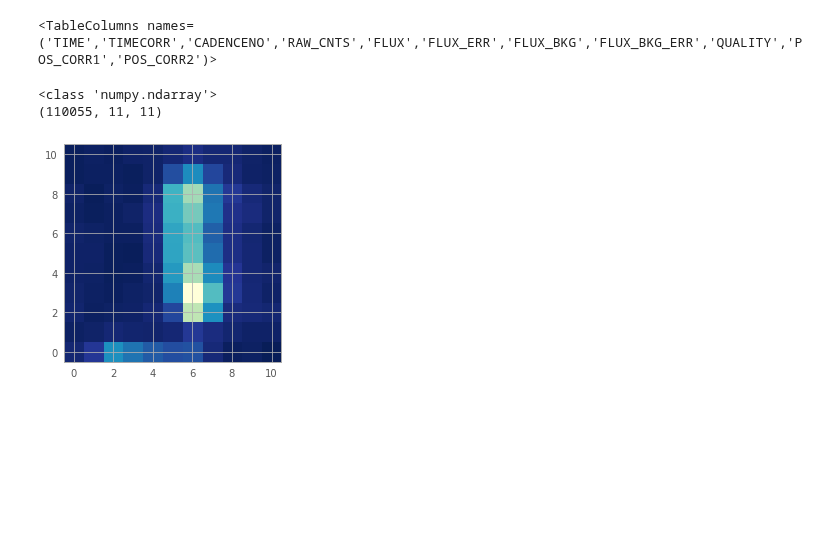
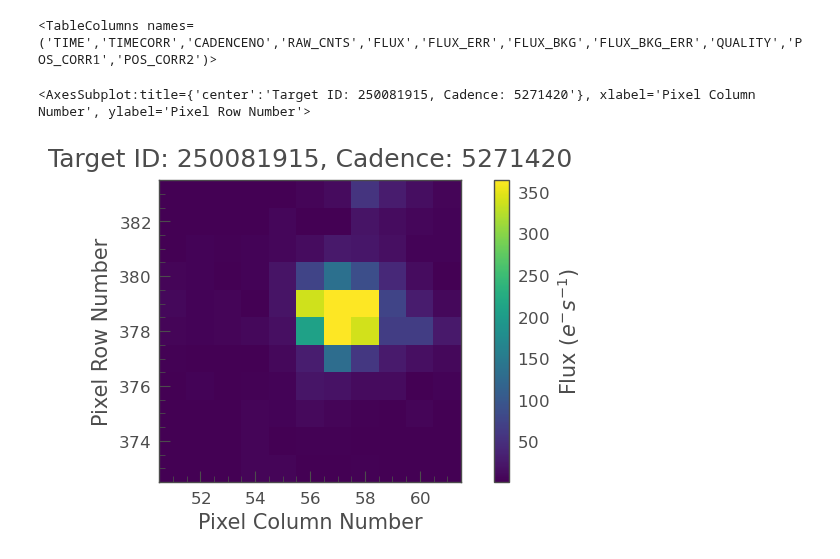
Before and after one commit to MillionConcepts/tess_swift_afpsc, a Jupyter notebook: TESS_plotfromcolumns.ipynb, the cells around one changed output. Saved outputs shown, nothing was run; the diff lists cells and outputs as text; code cells hidden in the pictures; blank space fills up the shorter version.

```diff
--- a/TESS_plotfromcolumns.ipynb
+++ b/TESS_plotfromcolumns.ipynb
@@ -234,4 +222,10 @@ r = Table.read(file5, hdu = 1)
 print(r.columns)
 # %% [output]
 <TableColumns names=('TIME','TIMECORR','CADENCENO','RAW_CNTS','FLUX','FLUX_ERR','FLUX_BKG','FLUX_BKG_ERR','QUALITY','POS_CORR1','POS_CORR2')>
+# %%
+lc5 = lk.read(file5)
+lc5.plot()
+# %% [output]
+<AxesSubplot:title={'center':'Target ID: 250081915, Cadence: 5271420'}, xlabel='Pixel Column Number', ylabel='Pixel Row Number'>
+[figure, added]
 # %%
@@ -242,15 +236,10 @@ with fits.open(file5, mode="readonly") as hdulist:
 # %%
-print(type(calibrated_fluxes5))
-print(calibrated_fluxes5.shape)
+#print(type(calibrated_fluxes5))
+#print(calibrated_fluxes5.shape)
-# %% [output]
-<class 'numpy.ndarray'>
-(110055, 11, 11)
 # %%
 
 # Start figure and axis.
-fig, ax = plt.subplots()
+#fig, ax = plt.subplots()
 
 # Display the calibrated fluxes
-cax = ax.imshow(calibrated_fluxes5[1,:,:], cmap=plt.cm.YlGnBu_r, origin="lower")
+#cax = ax.imshow(calibrated_fluxes5[1,:,:], cmap=plt.cm.YlGnBu_r, origin="lower")
-# %% [output]
-[figure, removed]
```
Also changed, not shown: parts of 12 cells of this notebook.
